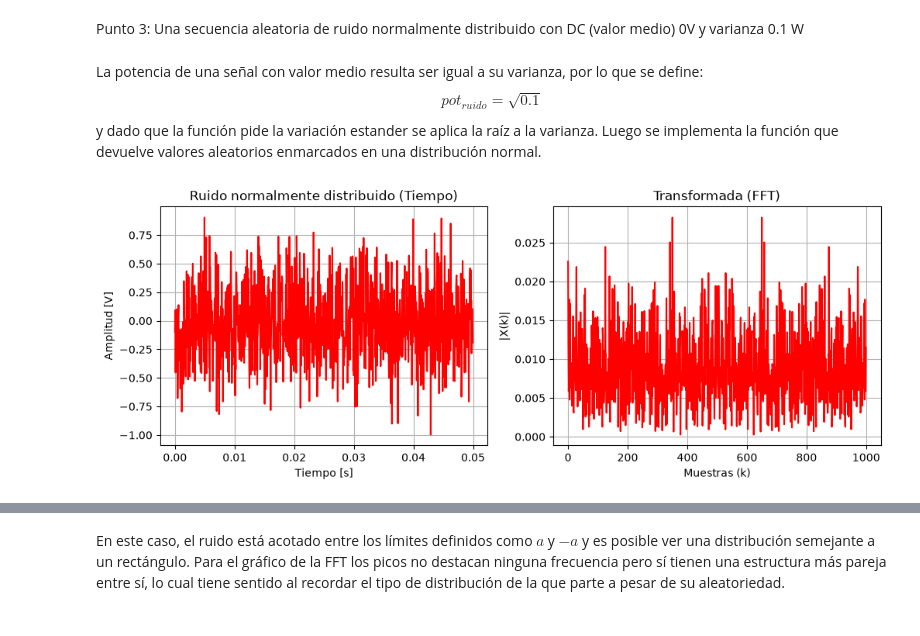
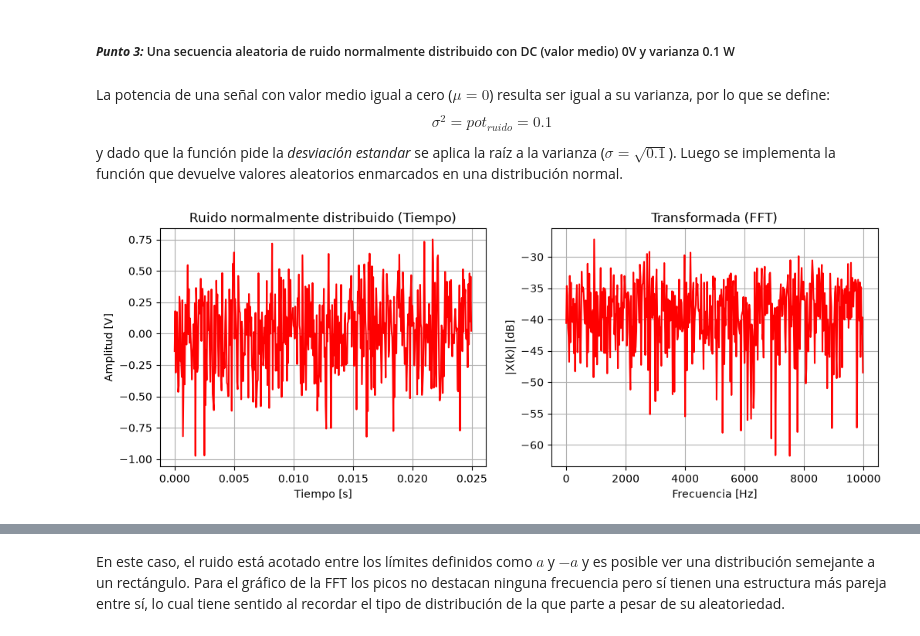
Before and after one commit to Iarapgc/APS, a Jupyter notebook: TS1.ipynb, the cells around one changed output, grey strips where cells are left out. Saved outputs shown, nothing was run; the diff lists cells and outputs as text; code cells hidden in the pictures.

```diff
--- a/TS1.ipynb
+++ b/TS1.ipynb
@@ -13,6 +16,15 @@ def mi_funcion_sen(vmax, dc, ff, ph, nn, fs):
     xx=dc+vmax*np.sin(2*np.pi*ff*nn/fs+2*np.pi*ph)
     tt=nn/fs
     return(tt,xx)
+
+def espectro_db(xx):
+    N=len(xx)
+    tr=(1/N)*np.fft.fft(xx)
+    modulo_tr=np.abs(tr)
+    modulo_tr_db = 10 * np.log10(2*(modulo_tr[:N//2]) ** 2)
+    return modulo_tr_db
+
+
 "Frecuencia de la señal"
 ff=2000 # Hz ff=1/T
 N= 1000 # Muestras totales
@@ -22,4 +34,6 @@ mpp=10
 
 "Frecuencia de muestreo"
 fs = ff*mpp
+k = np.arange(0,N//2)
+frec= k * fs/N
 # %% [markdown]
@@ -89,33 +126,32 @@ En este ítem los gráficos resultan muy similares e los analizados en el primer
 # %% [markdown]
-Punto 3: Una secuencia aleatoria de ruido normalmente distribuido con DC (valor medio) 0V y varianza 0.1 W
+##### ***Punto 3:*** Una secuencia aleatoria de ruido normalmente distribuido con DC (valor medio) 0V y varianza 0.1 W
 # %% [markdown]
-La potencia de una señal con valor medio resulta ser igual a su varianza, por lo que se define: $$pot_{ruido}=\sqrt{0.1}$$ y dado que la función pide la variación estander se aplica la raíz a la varianza. Luego se implementa la función que devuelve valores aleatorios enmarcados en una distribución normal.
+La potencia de una señal con valor medio igual a cero ($\mu=0$) resulta ser igual a su varianza, por lo que se define: $$\sigma^2=pot_{ruido}=0.1$$ y dado que la función pide la *desviación estandar* se aplica la raíz a la varianza ($\sigma=\sqrt {0.1}$). Luego se implementa la función que devuelve valores aleatorios enmarcados en una distribución normal.
 # %%
 dc_3=0
 
 "Definiciones para el ruido"
 mu=0 #valor
 # Para señales con valor medio 0, la potencia media es igual a la varianza. P=sigma^2
 sig_ruido=np.sqrt(0.1)# dispersión de los puntos respecto de la media
 xx_3=np.random.normal(mu,sig_ruido,N);
 tt_3=nn/fs #podría usar siempre el mismo tt pero no quiero modificar la función
 
 "FFT"
-tr_3=(1/N)*np.fft.fft(xx_3)
-modulo_tr_3=np.abs(tr_3)
+modulo_tr_3_db=espectro_db(xx_3)
 
 fig, ax = plt.subplots(1, 2, figsize=(12, 4))
-ax[0].plot(tt_3, xx_3, color="red")
+ax[0].plot(tt_3[:N//2], xx_3[:N//2], color="red")
 ax[0].set_title("Ruido normalmente distribuido (Tiempo)")
 ax[0].set_xlabel("Tiempo [s]")
 ax[0].set_ylabel("Amplitud [V]")
 ax[0].grid(True)
 
-ax[1].plot(k, modulo_tr_3, color="red")
+ax[1].plot(frec, modulo_tr_3_db, color="red")
 ax[1].set_title("Transformada (FFT)")
-ax[1].set_xlabel("Muestras (k)")
-ax[1].set_ylabel("|X(k)|")
+ax[1].set_xlabel("Frecuencia [Hz]")
+ax[1].set_ylabel("|X(k)| [dB]")
 ax[1].grid(True)
 # %% [output]
-[figure, old version]
+[figure, new version]
 # %% [markdown]
```
Also changed, not shown: parts of 23 cells of this notebook.
